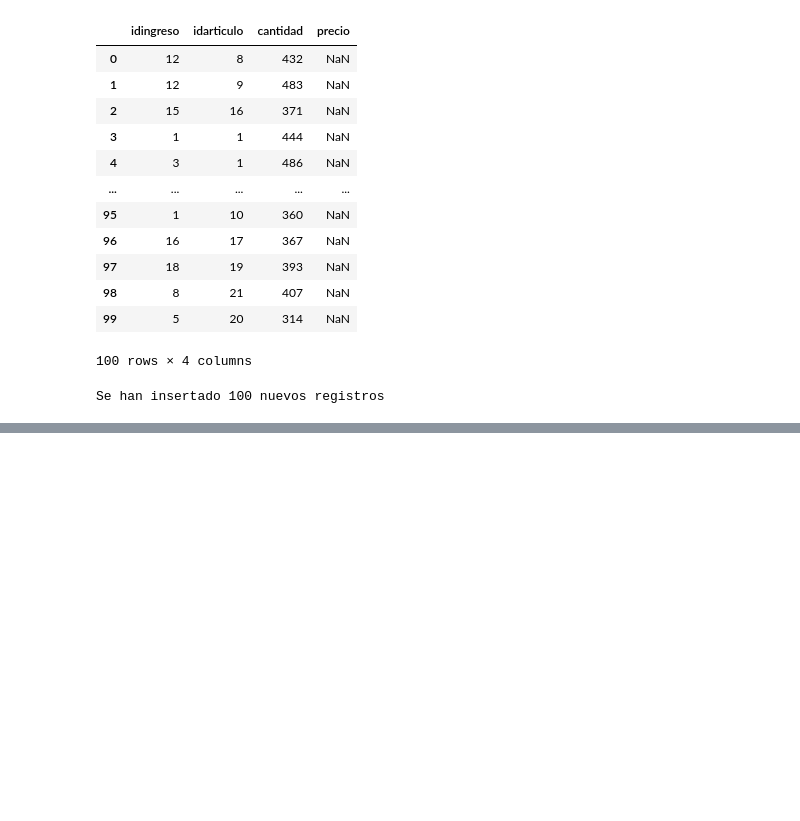
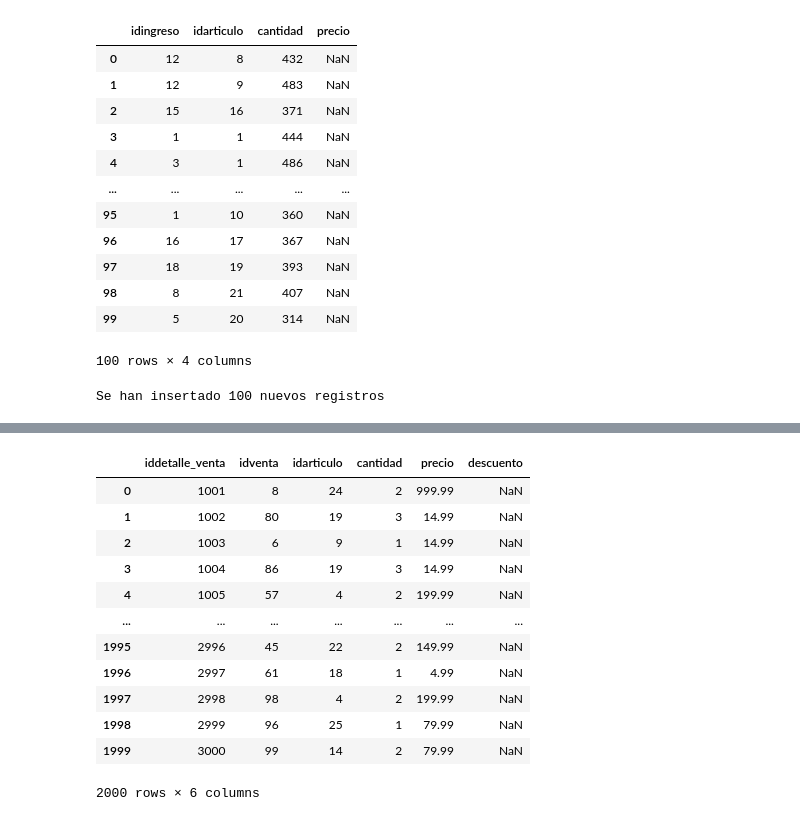
Before and after one commit to 1Dore/EComerce-ETL-AWS, a Jupyter notebook: python notebooks/Ecomerce_P.ipynb, the cells around one changed output, grey strips where cells are left out. Cells and saved outputs as stored; diff of their text form; code cells hidden in the pictures; blank space fills up the shorter version.

```diff
--- a/python notebooks/Ecomerce_P.ipynb
+++ b/python notebooks/Ecomerce_P.ipynb
@@ -340,8 +342,5 @@ Se han insertado 100 nuevos registros
 # %%
-# Actualizar precios en Detalle_Venta y Total en Venta
-
-sql_query = "UPDATE detalle_venta AS dv"
-sql_query += "JOIN articulo AS a ON a.idarticulo = dv.idarticulo"
-sql_query += "SET dv.precio = a.precio"
-sql_query
+sql_query = "select * from articulo"
+df_articulo = pd.read_sql(sql_query, driver)
+df_articulo.head()
 # %% [output]
@@ -361,0 +353,4 @@ except Exception as ex:
+# %%
+sql_query = "select * from detalle_venta"
+df_detalle_venta = pd.read_sql(sql_query, driver)
+df_detalle_venta.head()
@@ -361,0 +364,25 @@ except Exception as ex:
+# %%
+def dar_precio(x):
+    return float(df_articulo[df_articulo['idarticulo'] == x ]['precio_venta'])
+
+def query_update(fila, valor):
+    query = f"update detalle_venta"
+    query += f" set precio = {valor} where iddetalle_venta = {fila};"
+    return query
+# %%
+df_detalle_venta['precio'] = df_detalle_venta['idarticulo'].apply(dar_precio)
+df_detalle_venta
+# %% [output]
+|  | iddetalle_venta | idventa | idarticulo | cantidad | precio | descuento |
+| 0 | 1001 | 8 | 24 | 2 | 999.99 | NaN |
+| 1 | 1002 | 80 | 19 | 3 | 14.99 | NaN |
+| 2 | 1003 | 6 | 9 | 1 | 14.99 | NaN |
+| 3 | 1004 | 86 | 19 | 3 | 14.99 | NaN |
+| 4 | 1005 | 57 | 4 | 2 | 199.99 | NaN |
+| ... | ... | ... | ... | ... | ... | ... |
+| 1995 | 2996 | 45 | 22 | 2 | 149.99 | NaN |
+| 1996 | 2997 | 61 | 18 | 1 | 4.99 | NaN |
+| 1997 | 2998 | 98 | 4 | 2 | 199.99 | NaN |
+| 1998 | 2999 | 96 | 25 | 1 | 79.99 | NaN |
+| 1999 | 3000 | 99 | 14 | 2 | 79.99 | NaN |
+2000 rows × 6 columns
```
Also changed, not shown: parts of 15 cells of this notebook, 2 other files.
